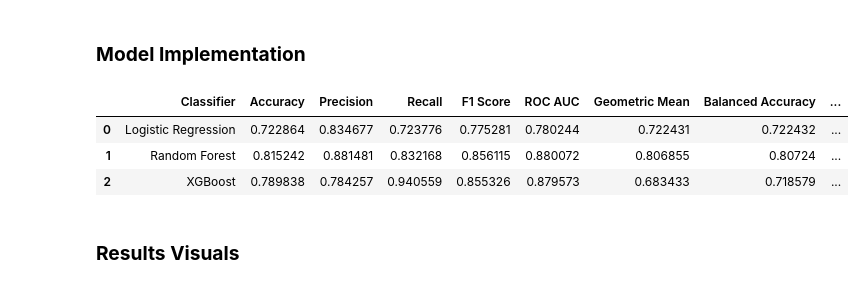
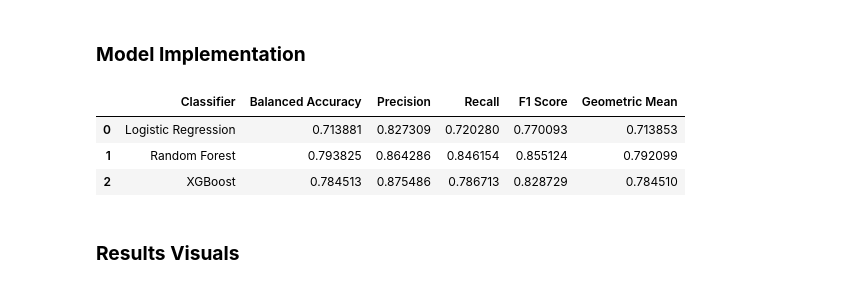
Before and after one commit to tsholofelo-mokheleli/xAI-gender-based-mental-health-analysis, a Jupyter notebook: age-mental-model-development-xai.ipynb, the cells around one changed output. Cells and saved outputs as stored; diff of their text form; code cells hidden in the pictures.

```diff
--- a/age-mental-model-development-xai.ipynb
+++ b/age-mental-model-development-xai.ipynb
@@ -113,0 +162,24 @@ classifiers  = {
+# %%
+best_params = {}
+
+for name, clf in classifiers.items():
+    if name in param_grid:
+        print(f"Starting GridSearch for {name}...")
+
+        grid_search = GridSearchCV(
+            estimator=clf,
+            param_grid=param_grid[name],
+            cv=5,
+            scoring='balanced_accuracy',
+            n_jobs=-1
+        )
+
+        grid_search.fit(X_train, y_train)
+        best_params[name] = grid_search.best_params_
+        print(f"Done. Best score for {name}: {grid_search.best_score_:.4f}")
+
+params_path = os.path.join(out_dir, "best_model_params.json")
+with open(params_path, 'w') as f:
+    json.dump(best_params, f, indent=4)
+
+print(f"\nOptimization complete. Parameters saved to: {params_path}")
@@ -149,48 +201,37 @@ best_params = {
 # %%
 results = {}
 
 for name, clf in classifiers.items():
     best_param = best_params.get(name)
 
     if best_param:
         clf = clf.set_params(**best_param)
 
         clf.fit(X_train, y_train)
         y_pred = clf.predict(X_test)
 
-        accuracy = accuracy_score(y_test, y_pred)
+        balanced_accuracy = balanced_accuracy_score(y_test, y_pred)
         precision = precision_score(y_test, y_pred)
         recall = recall_score(y_test, y_pred)
         f1 = f1_score(y_test, y_pred)
-        confusion = confusion_matrix(y_test, y_pred)
         geometric_mean = geometric_mean_score(y_test, y_pred)
-        balanced_accuracy = balanced_accuracy_score(y_test, y_pred)
-
-        if hasattr(clf, "predict_proba"):
-            y_proba = clf.predict_proba(X_test)[:, 1]
-            roc_auc = roc_auc_score(y_test, y_proba)
-        else:
-            roc_auc = roc_auc_score(y_test, y_pred)
 
         results[name] = {
-            "Accuracy": accuracy,
+            "Balanced Accuracy": balanced_accuracy,
             "Precision": precision,
             "Recall": recall,
             "F1 Score": f1,
-            "ROC AUC": roc_auc,
             "Geometric Mean": geometric_mean,
-            "Balanced Accuracy": balanced_accuracy,
-            "Confusion Matrix": confusion,
         }
 
 
 metrics_df = pd.DataFrame(results).T
 display(metrics_df.reset_index().rename(columns={"index": "Classifier"}))
 # %% [output]
-|  | Classifier | Accuracy | Precision | Recall | F1 Score | ROC AUC | Geometric Mean | Balanced Accuracy | ... |
-| 0 | Logistic Regression | 0.722864 | 0.834677 | 0.723776 | 0.775281 | 0.780244 | 0.722431 | 0.722432 | ... |
-| 1 | Random Forest | 0.815242 | 0.881481 | 0.832168 | 0.856115 | 0.880072 | 0.806855 | 0.80724 | ... |
-| 2 | XGBoost | 0.789838 | 0.784257 | 0.940559 | 0.855326 | 0.879573 | 0.683433 | 0.718579 | ... |
+|  | Classifier | Balanced Accuracy | Precision | Recall | F1 Score | Geometric Mean |
+| 0 | Logistic Regression | 0.713881 | 0.827309 | 0.720280 | 0.770093 | 0.713853 |
+| 1 | Random Forest | 0.793825 | 0.864286 | 0.846154 | 0.855124 | 0.792099 |
+| 2 | XGBoost | 0.784513 | 0.875486 | 0.786713 | 0.828729 | 0.784510 |
 # %% [markdown]
 ### **Results Visuals**
 # %%
```
Also changed, not shown: parts of 29 cells of this notebook.
